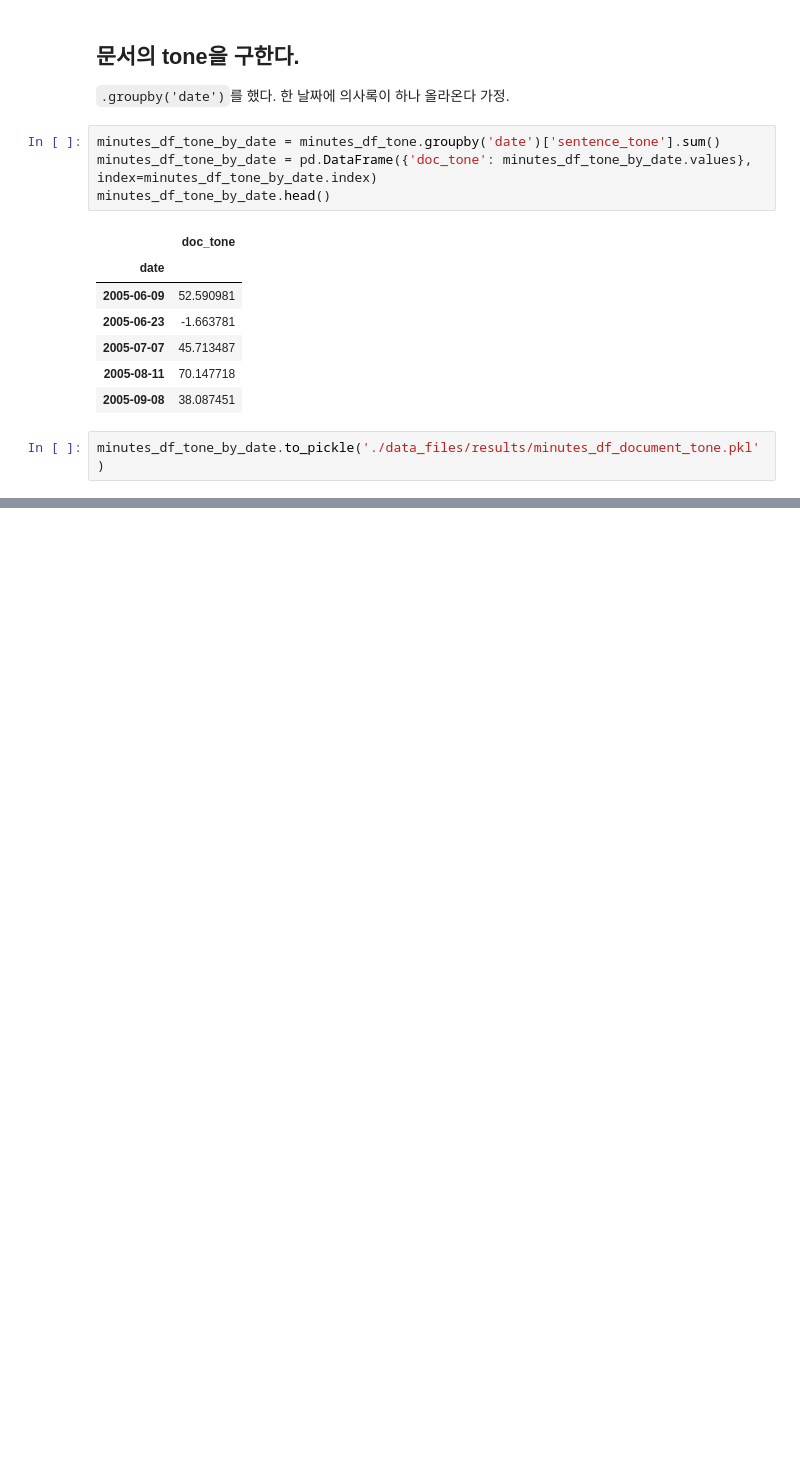
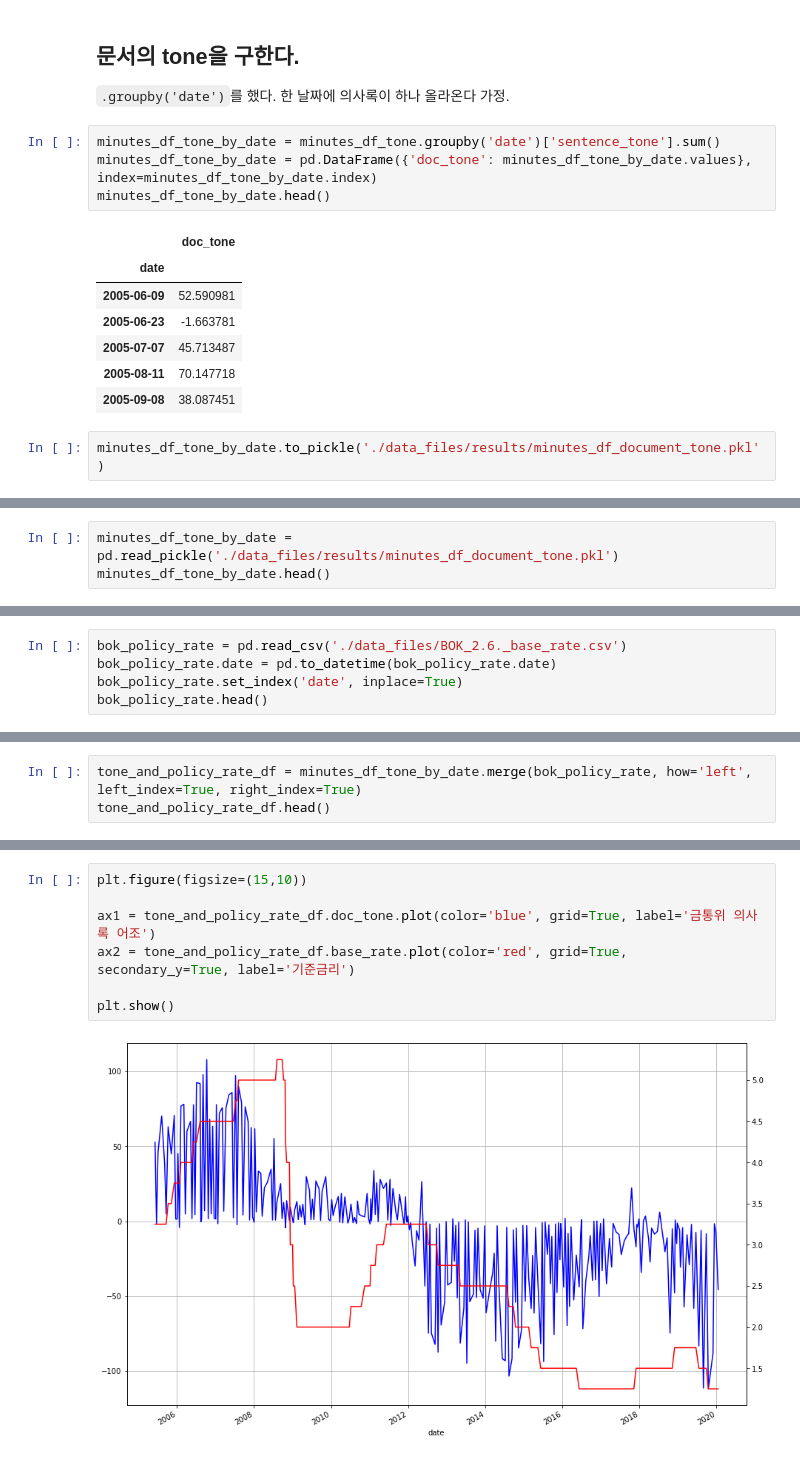
Before and after one commit to jaepil-choi/asiae-BOK-nlp, a Jupyter notebook: 05_calculating_minutes_tone.ipynb, the cells around one changed output, grey strips where cells are left out. Cells and saved outputs as stored; diff of their text form; blank space fills up the shorter version.

Commit message:
Shoe relationship between doc_tone and base_rate. (corr, graph plot)

```diff
--- a/05_calculating_minutes_tone.ipynb
+++ b/05_calculating_minutes_tone.ipynb
@@ -163,0 +167,3 @@ minutes_df_tone_by_date.to_pickle('./data_files/results/minutes_df_document_tone
+# %%
+minutes_df_tone_by_date = pd.read_pickle('./data_files/results/minutes_df_document_tone.pkl')
+minutes_df_tone_by_date.head()
@@ -163,0 +178,5 @@ minutes_df_tone_by_date.to_pickle('./data_files/results/minutes_df_document_tone
+# %%
+bok_policy_rate = pd.read_csv('./data_files/BOK_2.6._base_rate.csv')
+bok_policy_rate.date = pd.to_datetime(bok_policy_rate.date)
+bok_policy_rate.set_index('date', inplace=True)
+bok_policy_rate.head()
@@ -163,0 +191,3 @@ minutes_df_tone_by_date.to_pickle('./data_files/results/minutes_df_document_tone
+# %%
+tone_and_policy_rate_df = minutes_df_tone_by_date.merge(bok_policy_rate, how='left', left_index=True, right_index=True)
+tone_and_policy_rate_df.head()
@@ -163,0 +210,9 @@ minutes_df_tone_by_date.to_pickle('./data_files/results/minutes_df_document_tone
+# %%
+plt.figure(figsize=(15,10))
+
+ax1 = tone_and_policy_rate_df.doc_tone.plot(color='blue', grid=True, label='금통위 의사록 어조')
+ax2 = tone_and_policy_rate_df.base_rate.plot(color='red', grid=True, secondary_y=True, label='기준금리')
+
+plt.show()
+# %% [output]
+[figure, added]
```
Also changed, not shown: parts of 7 cells of this notebook.
